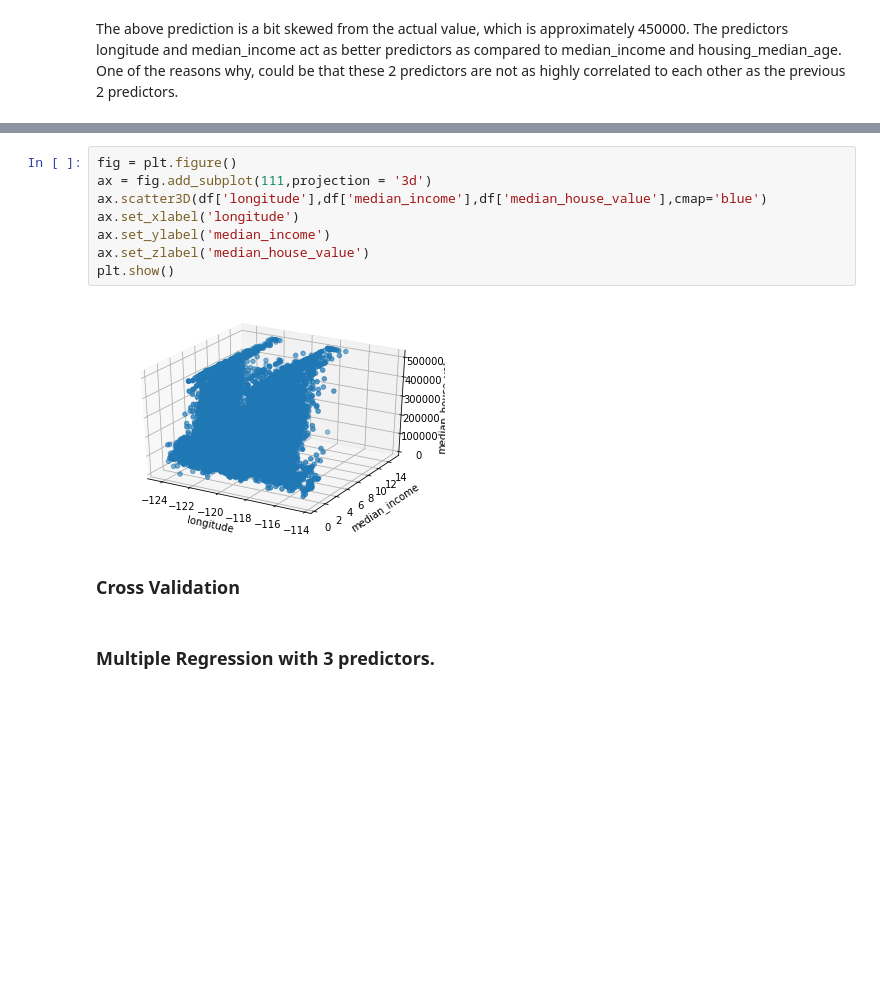
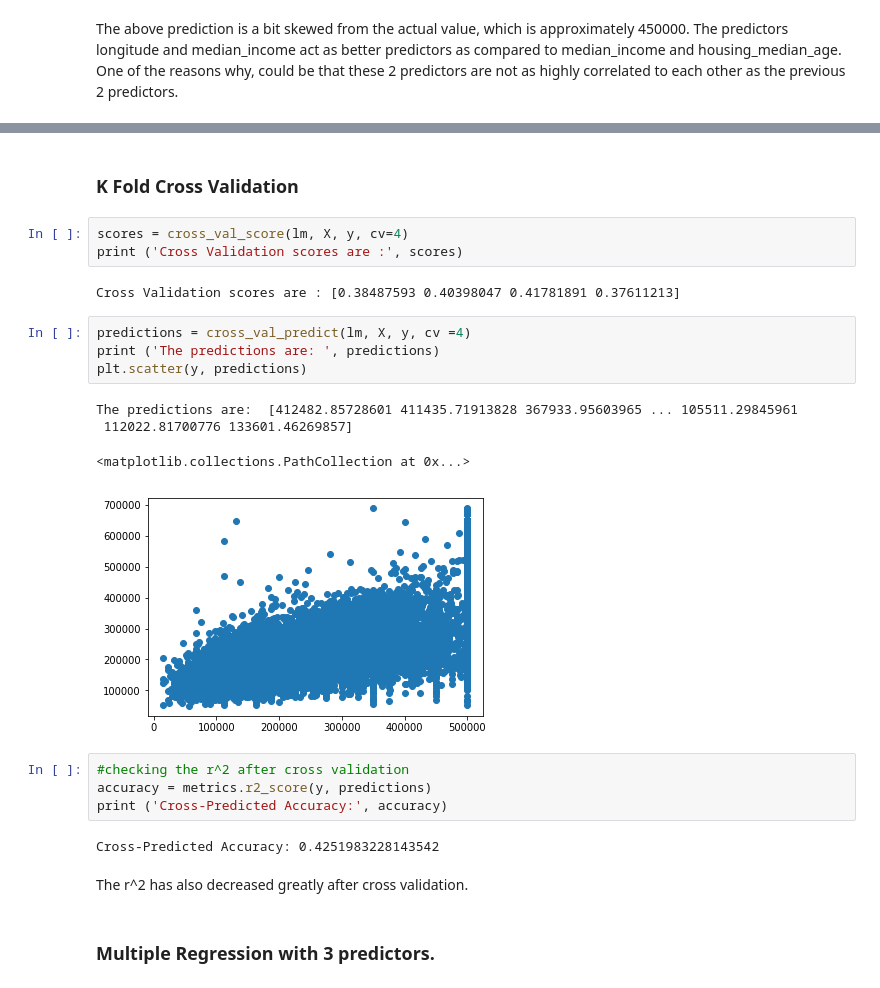
Before and after one commit to dharmadhikariv/Python-Projects, a Jupyter notebook: Desktop/INFO6105/Assignment2/Assignment_2_Regression.ipynb, the cells around one changed output, grey strips where cells are left out. Saved outputs shown, nothing was run; the diff lists cells and outputs as text; blank space fills up the shorter version.

```diff
--- a/Desktop/INFO6105/Assignment2/Assignment_2_Regression.ipynb
+++ b/Desktop/INFO6105/Assignment2/Assignment_2_Regression.ipynb
@@ -357,18 +371,30 @@ OLS Regression Results
 | Kurtosis: | 5.215 | Cond. No. | 62.4 |
 Warnings:
 [1] Standard Errors assume that the covariance matrix of the errors is correctly specified.
-# %%
-fig = plt.figure()
-ax = fig.add_subplot(111,projection = '3d')
-ax.scatter3D(df['longitude'],df['median_income'],df['median_house_value'],cmap='blue')
-ax.set_xlabel('longitude')
-ax.set_ylabel('median_income')
-ax.set_zlabel('median_house_value')
-plt.show()
-# %% [output]
-[figure, removed]
 # %% [markdown]
-### Cross Validation
+### K Fold Cross Validation
+# %%
+scores = cross_val_score(lm, X, y, cv=4)
+print ('Cross Validation scores are :', scores)
+# %% [output]
+Cross Validation scores are : [0.38487593 0.40398047 0.41781891 0.37611213]
+# %%
+predictions = cross_val_predict(lm, X, y, cv =4)
+print ('The predictions are: ', predictions)
+plt.scatter(y, predictions)
+# %% [output]
+The predictions are:  [412482.85728601 411435.71913828 367933.95603965 ... 105511.29845961
+ 112022.81700776 133601.46269857]
+<matplotlib.collections.PathCollection at 0x...>
+[figure, added]
+# %%
+#checking the r^2 after cross validation
+accuracy = metrics.r2_score(y, predictions)
+print ('Cross-Predicted Accuracy:', accuracy)
+# %% [output]
+Cross-Predicted Accuracy: 0.4251983228143542
+# %% [markdown]
+The r^2 has also decreased greatly after cross validation.
 # %% [markdown]
 ### Multiple Regression with 3 predictors.
 # %%
```
Also changed, not shown: parts of 70 cells of this notebook.
